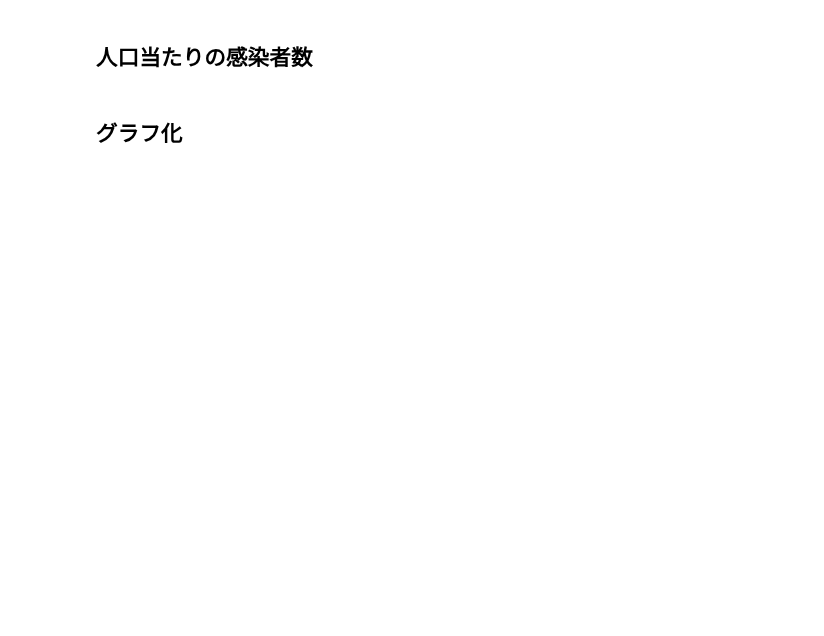
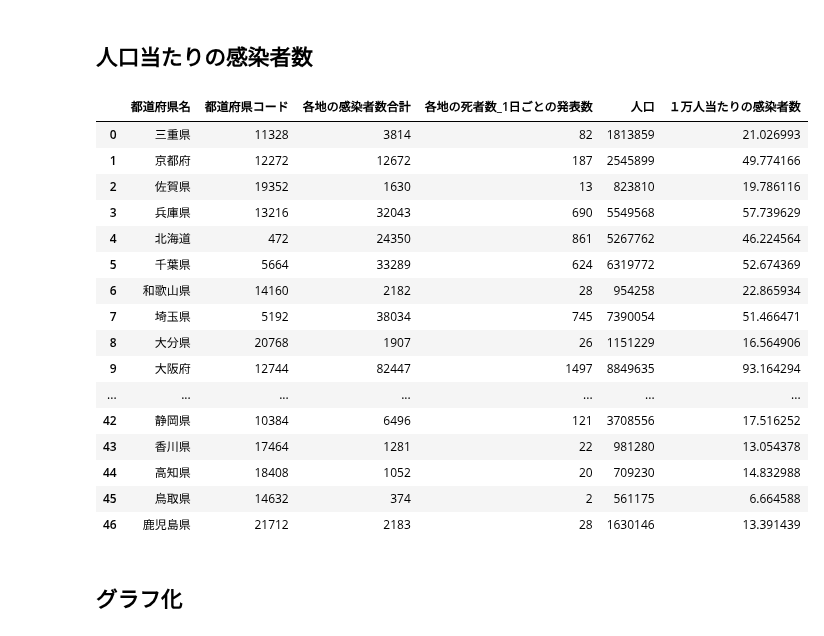
Before and after one commit to marzg510/data-analyze-covid-19, a Jupyter notebook: covid-19-jp-nhk-pref-02.ipynb, the cells around one changed output. Cells and saved outputs as stored; diff of their text form; code cells hidden in the pictures; blank space fills up the shorter version.

```diff
--- a/covid-19-jp-nhk-pref-02.ipynb
+++ b/covid-19-jp-nhk-pref-02.ipynb
@@ -57,6 +56,25 @@ all_jp.head()
 ## 人口当たりの感染者数
 # %%
 all_jp["１万人当たりの感染者数"] = all_jp["各地の感染者数合計"] / (all_jp["人口"] / 10000)
+all_jp
+# %% [output]
+|  | 都道府県名 | 都道府県コード | 各地の感染者数合計 | 各地の死者数_1日ごとの発表数 | 人口 | １万人当たりの感染者数 |
+| 0 | 三重県 | 11328 | 3814 | 82 | 1813859 | 21.026993 |
+| 1 | 京都府 | 12272 | 12672 | 187 | 2545899 | 49.774166 |
+| 2 | 佐賀県 | 19352 | 1630 | 13 | 823810 | 19.786116 |
+| 3 | 兵庫県 | 13216 | 32043 | 690 | 5549568 | 57.739629 |
+| 4 | 北海道 | 472 | 24350 | 861 | 5267762 | 46.224564 |
+| 5 | 千葉県 | 5664 | 33289 | 624 | 6319772 | 52.674369 |
+| 6 | 和歌山県 | 14160 | 2182 | 28 | 954258 | 22.865934 |
+| 7 | 埼玉県 | 5192 | 38034 | 745 | 7390054 | 51.466471 |
+| 8 | 大分県 | 20768 | 1907 | 26 | 1151229 | 16.564906 |
+| 9 | 大阪府 | 12744 | 82447 | 1497 | 8849635 | 93.164294 |
+| ... | ... | ... | ... | ... | ... | ... |
+| 42 | 静岡県 | 10384 | 6496 | 121 | 3708556 | 17.516252 |
+| 43 | 香川県 | 17464 | 1281 | 22 | 981280 | 13.054378 |
+| 44 | 高知県 | 18408 | 1052 | 20 | 709230 | 14.832988 |
+| 45 | 鳥取県 | 14632 | 374 | 2 | 561175 | 6.664588 |
+| 46 | 鹿児島県 | 21712 | 2183 | 28 | 1630146 | 13.391439 |
 # %% [markdown]
 ## グラフ化
 # %%
```
Also changed, not shown: parts of 2 cells of this notebook, 22 other files.
